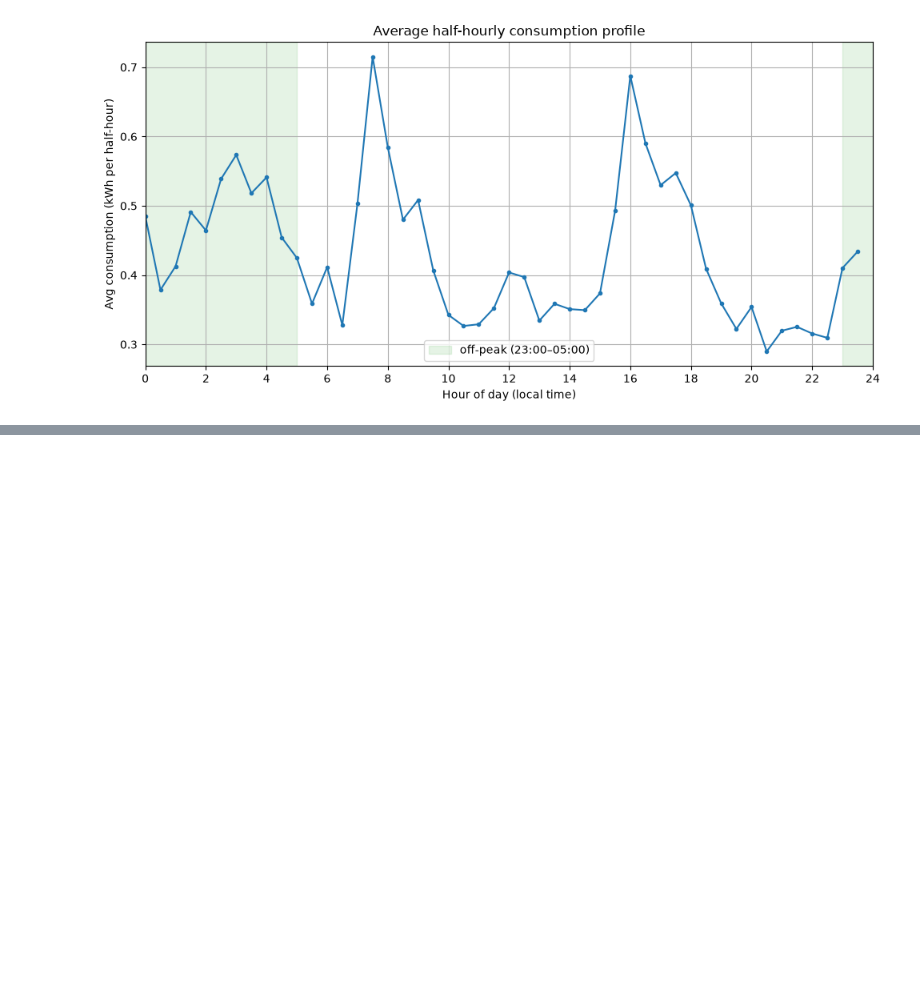
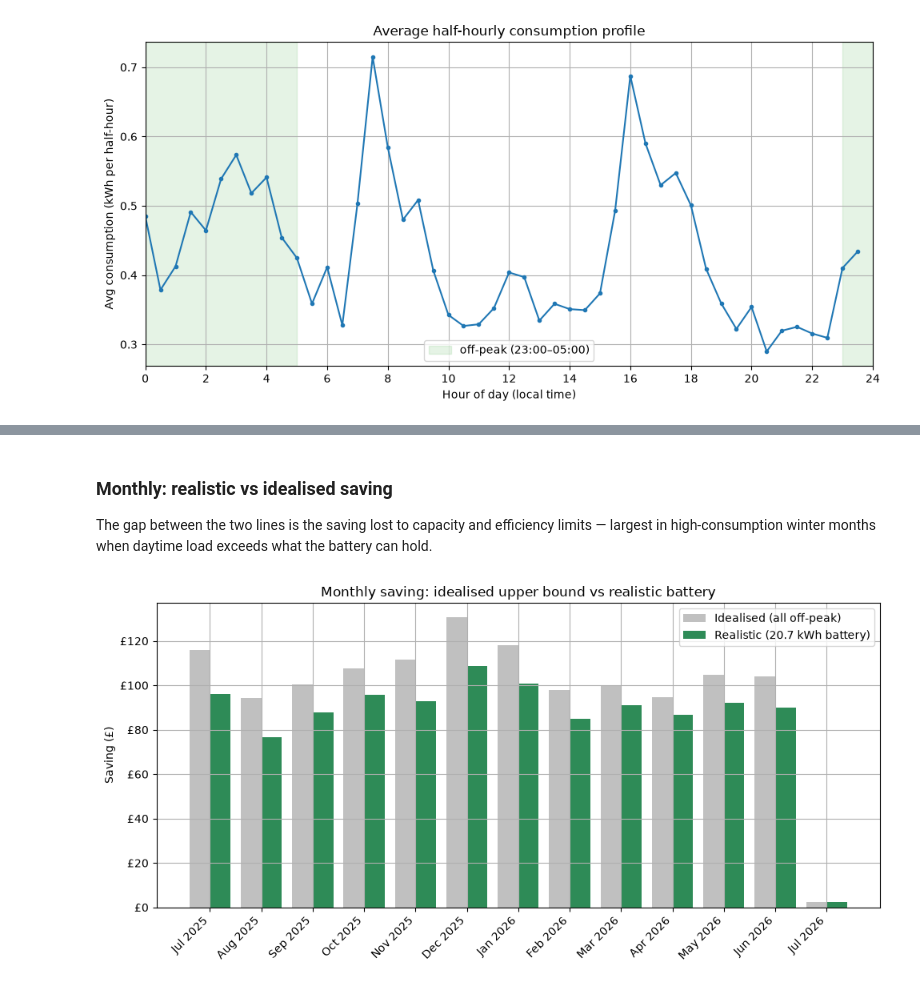
Before and after one commit to mrcarlfarmer/home-energy-battery-analysis, a Jupyter notebook: notebooks/battery_savings_analysis.ipynb, the cells around one changed output, grey strips where cells are left out. Cells and saved outputs as stored; diff of their text form; code cells hidden in the pictures; blank space fills up the shorter version.

```diff
--- a/notebooks/battery_savings_analysis.ipynb
+++ b/notebooks/battery_savings_analysis.ipynb
@@ -239,0 +337,23 @@ plt.show()
+# %%
+USABLE_KWH = 20.7
+sim, sim_res = simulate_battery(df, usable_kwh=USABLE_KWH)
+
+ideal_saving = actual_cost - ideal_cost  # from Section 3
+
+print(f"Battery: {USABLE_KWH} kWh usable, 6.0 kW, 90% round-trip\n")
+print("=== Annual cost ===")
+print(f"Baseline (no battery):        £{sim['baseline_cost']:>9,.2f}")
+print(f"With battery (realistic):     £{sim['battery_cost']:>9,.2f}")
+print(f"Idealised (all off-peak):     £{ideal_cost:>9,.2f}")
+print()
+print("=== Annual saving ===")
+print(f"Realistic:                    £{sim['saving']:>9,.2f}  ({sim['saving'] / sim['baseline_cost']:.1%})")
+print(f"Idealised (upper bound):      £{ideal_saving:>9,.2f}  ({ideal_saving / sim['baseline_cost']:.1%})")
+print(f"Realistic captures {sim['saving'] / ideal_saving:.0%} of the idealised maximum.")
+print()
+print("=== Battery behaviour ===")
+print(f"Peak load covered by battery: {sim['peak_covered']:,.0f} / {sim['peak_load']:,.0f} kWh  ({sim['peak_covered_pct']:.1%})")
+print(f"Grid energy used to charge:   {sim['charge_import']:,.0f} kWh")
+print(f"Round-trip losses:            {sim['round_trip_loss']:,.0f} kWh")
+print(f"Equivalent full cycles/yr:    {sim['equiv_full_cycles']:,.0f}")
+print(f"Days battery fully covered daytime: {sim['days_fully_covered']} / {sim['days_total']}")
@@ -239,0 +379,28 @@ plt.show()
+# %% [markdown]
+### Monthly: realistic vs idealised saving
+
+The gap between the two lines is the saving lost to capacity and efficiency limits — largest in high-consumption winter months when daytime load exceeds what the battery can hold.
+# %%
+realistic_cost_m = sim_res.set_index("start")["grid_cost"].resample("MS").sum()
+comp = pd.DataFrame({
+    "realistic_saving": monthly["actual_cost"] - realistic_cost_m,
+    "ideal_saving": monthly["saving"],
+})
+clabels = comp.index.strftime("%b %Y")
+
+fig, ax = plt.subplots()
+xi = range(len(comp))
+width = 0.4
+ax.bar([i - width / 2 for i in xi], comp["ideal_saving"], width, label="Idealised (all off-peak)", color="silver")
+ax.bar([i + width / 2 for i in xi], comp["realistic_saving"], width, label="Realistic (20.7 kWh battery)", color="seagreen")
+ax.set_xticks(list(xi))
+ax.set_xticklabels(clabels, rotation=45, ha="right")
+ax.set_ylabel("Saving (£)")
+ax.set_title("Monthly saving: idealised upper bound vs realistic battery")
+ax.yaxis.set_major_formatter(mtick.FormatStrFormatter("£%.0f"))
+ax.legend()
+plt.tight_layout()
+plt.savefig(OUT_DIR / "monthly_saving_realistic_vs_ideal.png", dpi=120)
+plt.show()
+# %% [output]
+[figure, added]
```
Also changed, not shown: parts of 15 cells of this notebook, 7 other files.
